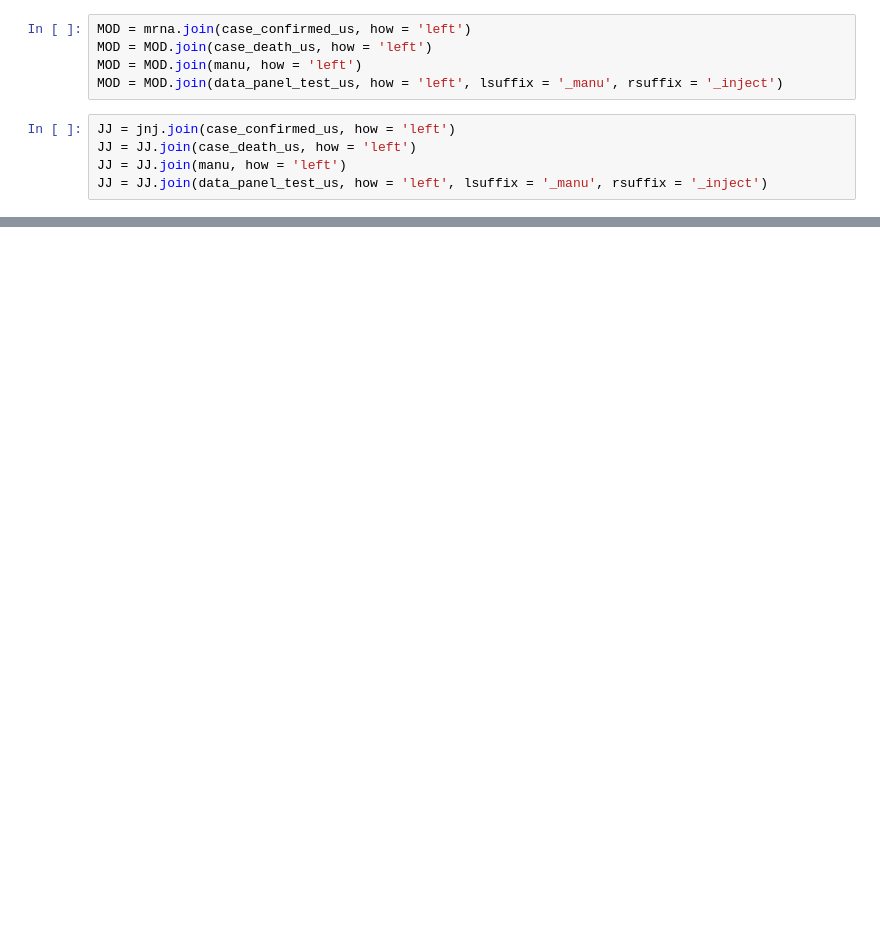
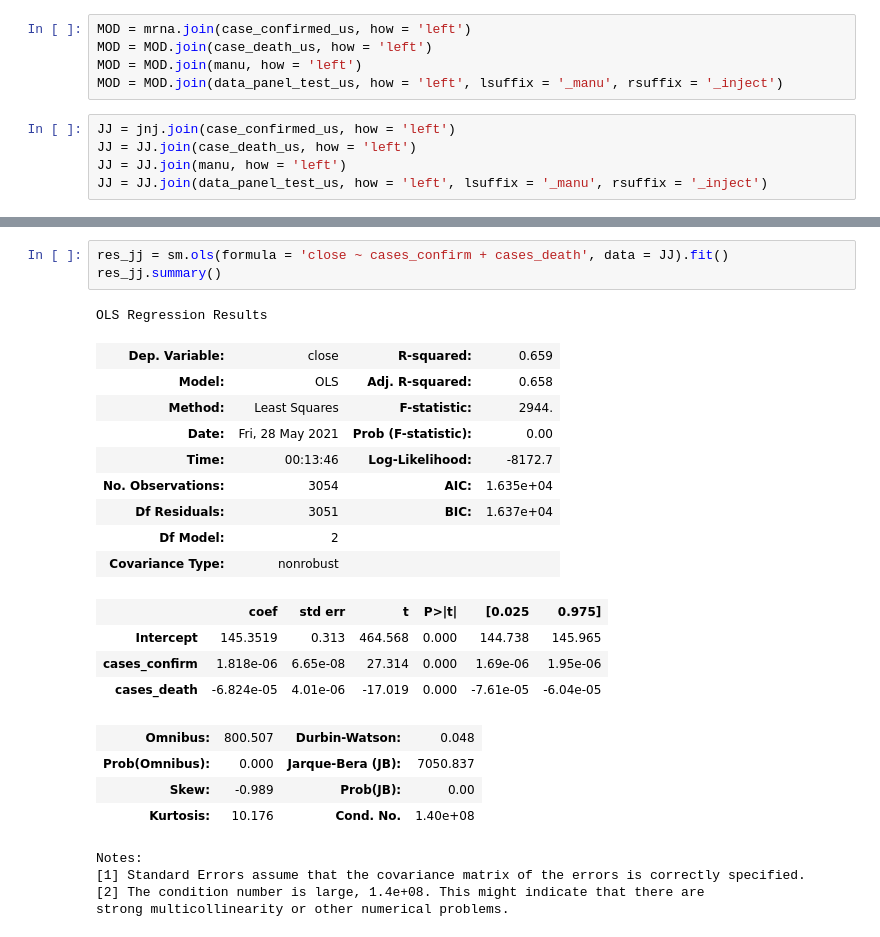
Before and after one commit to juno-yuu/COVID-Vaccine-and-Biotech-industry, a Jupyter notebook: Final_Project_Clean.ipynb, the cells around one changed output, grey strips where cells are left out. Cells and saved outputs as stored; diff of their text form; blank space fills up the shorter version.

```diff
--- a/Final_Project_Clean.ipynb
+++ b/Final_Project_Clean.ipynb
@@ -459,0 +512,26 @@ JJ = JJ.join(data_panel_test_us, how = 'left', lsuffix = '_manu', rsuffix = '_in
+# %%
+res_jj = sm.ols(formula = 'close ~ cases_confirm + cases_death', data = JJ).fit()
+res_jj.summary()
+# %% [output]
+OLS Regression Results
+| Dep. Variable: | close | R-squared: | 0.659 |
+| Model: | OLS | Adj. R-squared: | 0.658 |
+| Method: | Least Squares | F-statistic: | 2944. |
+| Date: | Fri, 28 May 2021 | Prob (F-statistic): | 0.00 |
+| Time: | 00:13:46 | Log-Likelihood: | -8172.7 |
+| No. Observations: | 3054 | AIC: | 1.635e+04 |
+| Df Residuals: | 3051 | BIC: | 1.637e+04 |
+| Df Model: | 2 |  |  |
+| Covariance Type: | nonrobust |  |  |
+|  | coef | std err | t | P>|t| | [0.025 | 0.975] |
+| Intercept | 145.3519 | 0.313 | 464.568 | 0.000 | 144.738 | 145.965 |
+| cases_confirm | 1.818e-06 | 6.65e-08 | 27.314 | 0.000 | 1.69e-06 | 1.95e-06 |
+| cases_death | -6.824e-05 | 4.01e-06 | -17.019 | 0.000 | -7.61e-05 | -6.04e-05 |
+| Omnibus: | 800.507 | Durbin-Watson: | 0.048 |
+| Prob(Omnibus): | 0.000 | Jarque-Bera (JB): | 7050.837 |
+| Skew: | -0.989 | Prob(JB): | 0.00 |
+| Kurtosis: | 10.176 | Cond. No. | 1.40e+08 |
+Notes:
+[1] Standard Errors assume that the covariance matrix of the errors is correctly specified.
+[2] The condition number is large, 1.4e+08. This might indicate that there are
+strong multicollinearity or other numerical problems.
```
Also changed, not shown: parts of 3 cells of this notebook.
